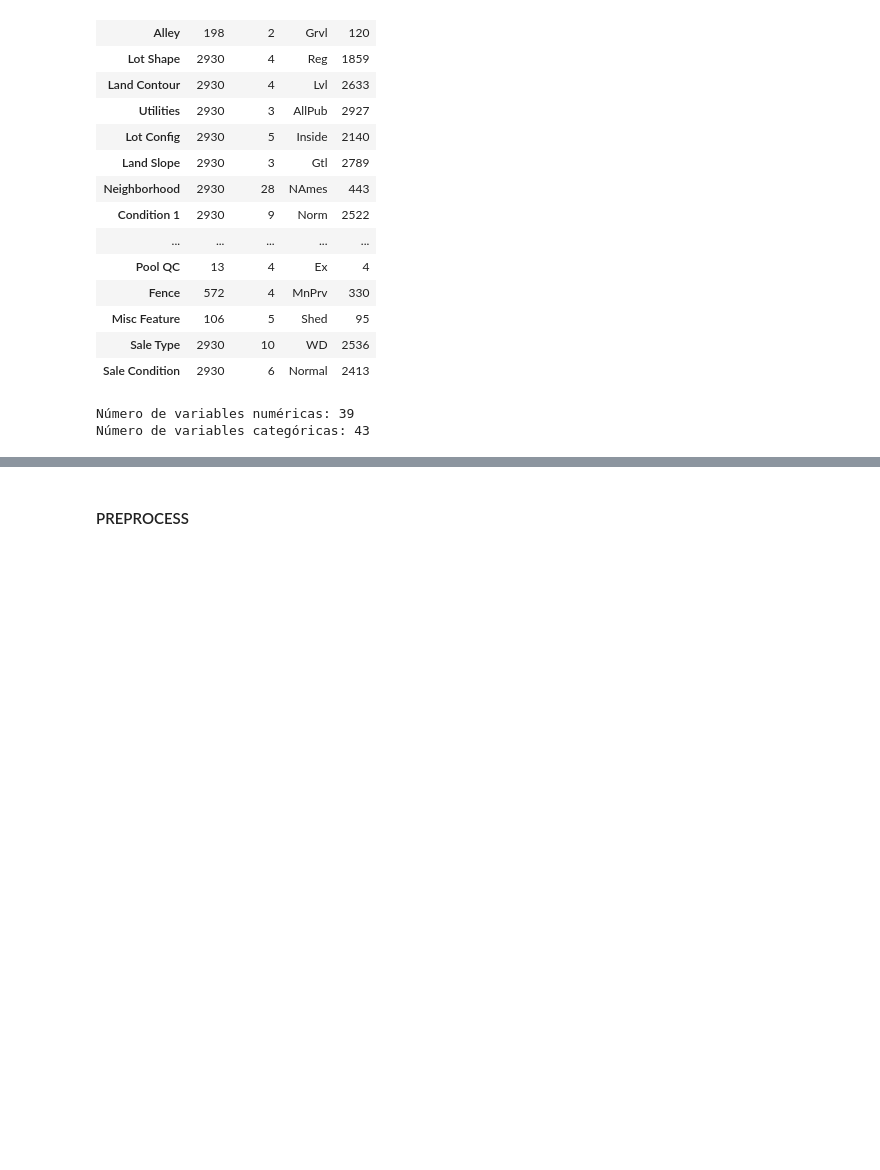
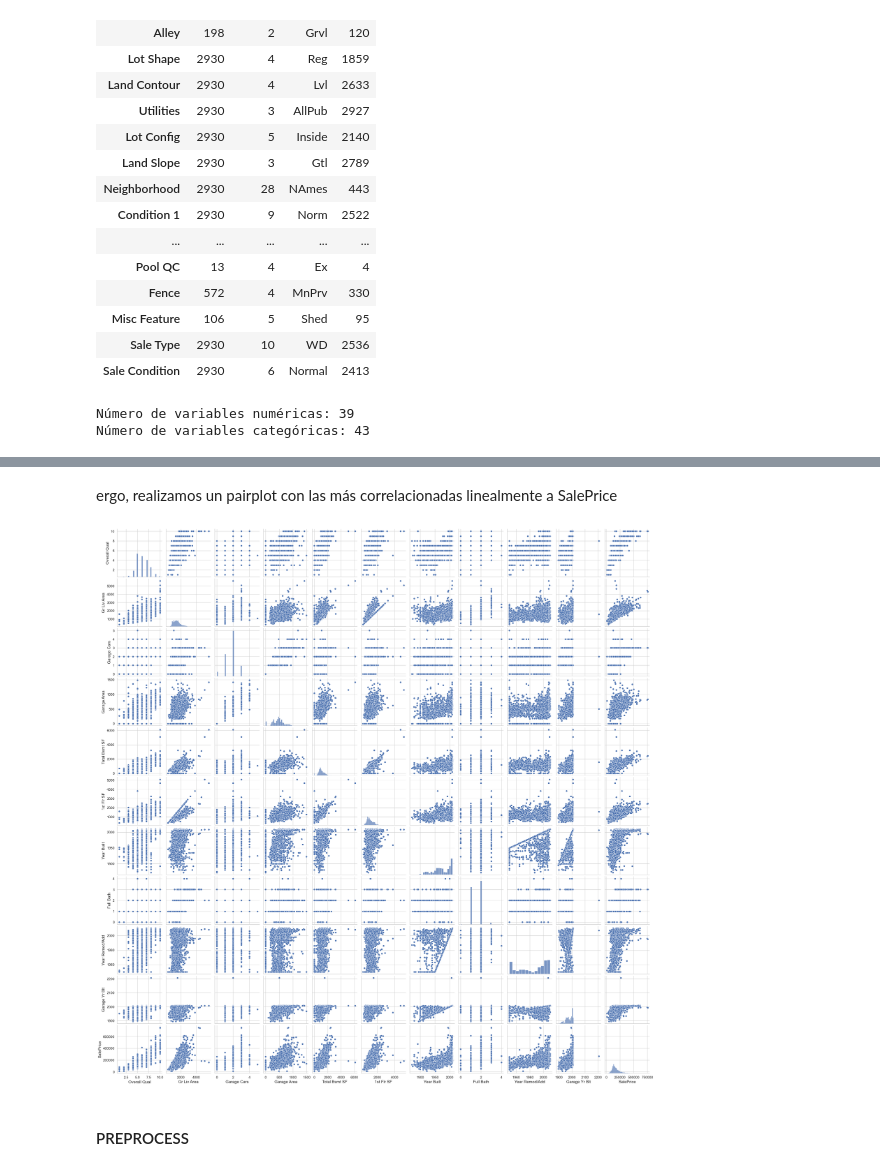
Before and after one commit to Macreat/tAM-MLt, a Jupyter notebook: DevelopTamEnv/content/P1/basis.ipynb, the cells around one changed output, grey strips where cells are left out. Cells and saved outputs as stored; diff of their text form; code cells hidden in the pictures; blank space fills up the shorter version.

Commit message:
adding pairplot for better correlated features

```diff
--- a/DevelopTamEnv/content/P1/basis.ipynb
+++ b/DevelopTamEnv/content/P1/basis.ipynb
@@ -403,0 +414,3 @@ Número de variables categóricas: 43
+# %%
+relevantCorr = matrixCorrelation['SalePrice'].abs().sort_values(ascending=False).head(11)
+display(relevantCorr[1:])
@@ -404,3 +442,14 @@ Número de variables categóricas: 43
+# %% [markdown]
+ergo, realizamos un pairplot con las más correlacionadas linealmente a SalePrice
+# %%
+relevantFeatures = relevantCorr.index[1:11].tolist()  # Top 10}
+sns.pairplot(housingDF[relevantFeatures+ ['SalePrice']])
+# and save the pairplot
+plt.savefig('results/correlationFeaturesPairplot.pdf', format='pdf', dpi=300)
+
+plt.show()
+# %% [output]
+[figure, added]
 # %% [markdown]
 #### PREPROCESS
 # %% [markdown]
```
Also changed, not shown: parts of 10 cells of this notebook, 3 other files.
